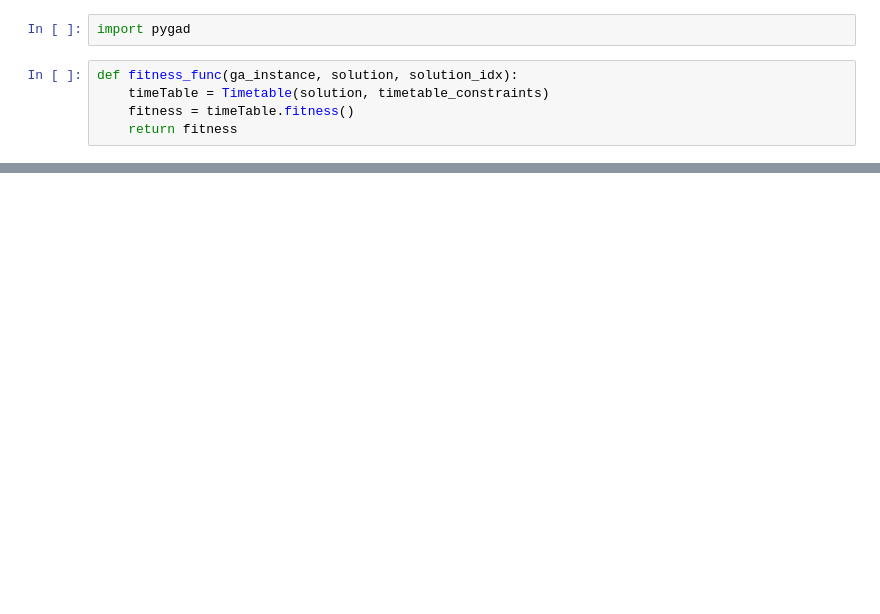
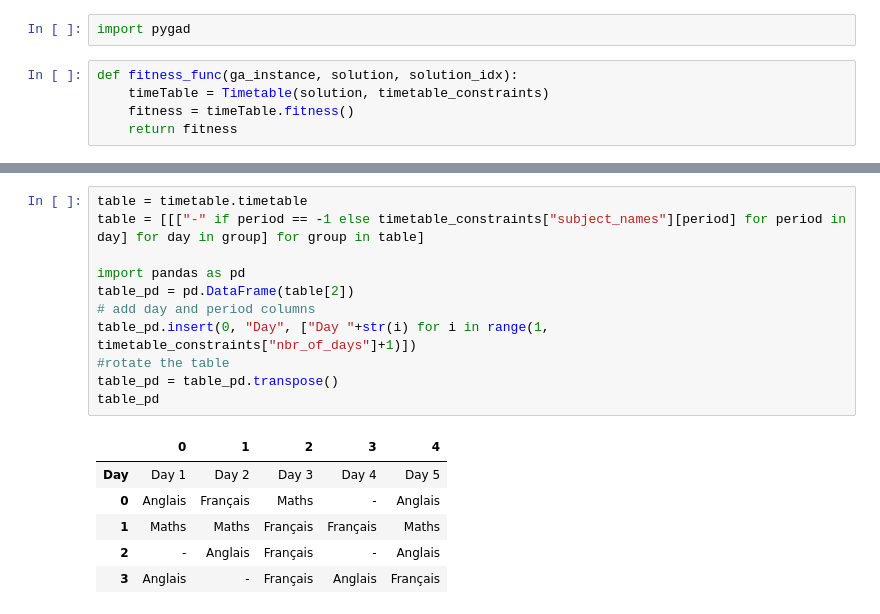
Before and after one commit to AmineF0/school_timetable_generator, a Jupyter notebook: v0.0/src/main.ipynb, the cells around one changed output, grey strips where cells are left out. Drawn from its saved outputs; the diff is of its cells as text; blank space fills up the shorter version.

```diff
--- a/v0.0/src/main.ipynb
+++ b/v0.0/src/main.ipynb
@@ -170,0 +161,18 @@ Group : 2
+# %%
+table = timetable.timetable
+table = [[["-" if period == -1 else timetable_constraints["subject_names"][period] for period in day] for day in group] for group in table]
+
+import pandas as pd
+table_pd = pd.DataFrame(table[2])
+# add day and period columns
+table_pd.insert(0, "Day", ["Day "+str(i) for i in range(1, timetable_constraints["nbr_of_days"]+1)])
+#rotate the table
+table_pd = table_pd.transpose()
+table_pd
+# %% [output]
+|  | 0 | 1 | 2 | 3 | 4 |
+| Day | Day 1 | Day 2 | Day 3 | Day 4 | Day 5 |
+| 0 | Anglais | Français | Maths | - | Anglais |
+| 1 | Maths | Maths | Français | Français | Maths |
+| 2 | - | Anglais | Français | - | Anglais |
+| 3 | Anglais | - | Français | Anglais | Français |
```
Also changed, not shown: parts of 7 cells of this notebook, 23 other files.
